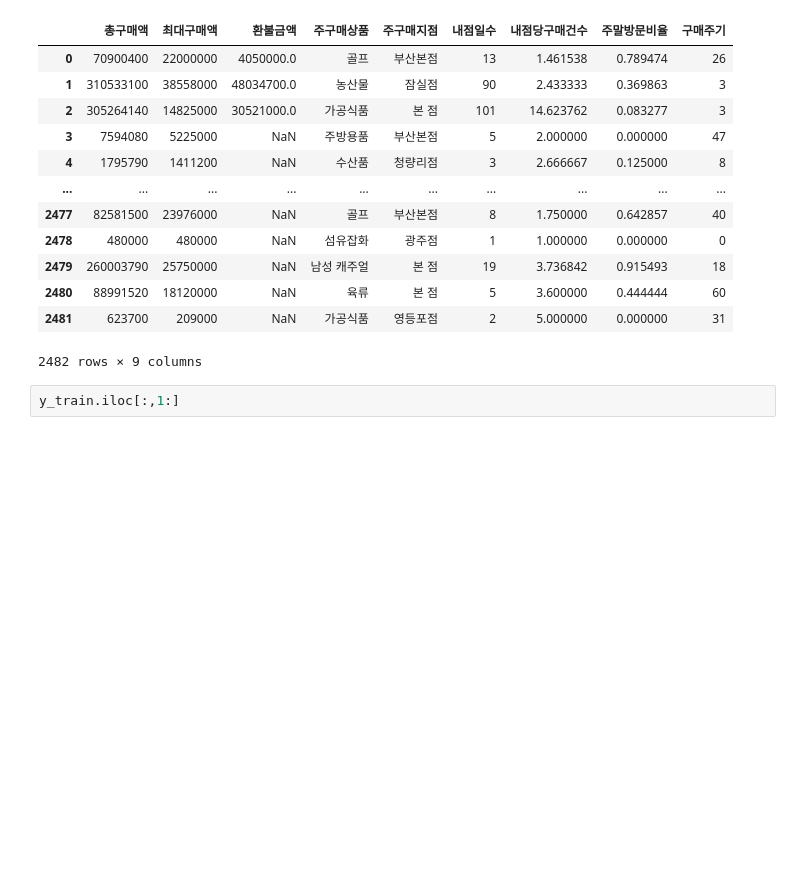
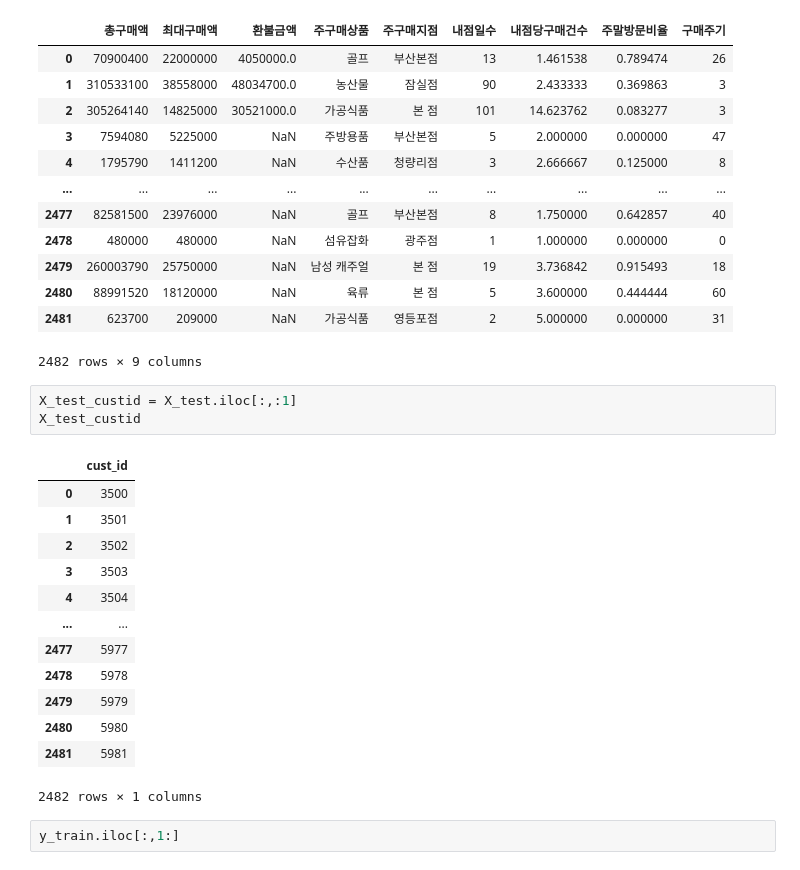
Before and after one commit to junheeyoon/-Study, a Jupyter notebook: 빅데이터분석기사_2유형_연습.ipynb, the cells around one changed output. Drawn from its saved outputs; the diff is of its cells as text; blank space fills up the shorter version.

```diff
--- a/빅데이터분석기사_2유형_연습.ipynb
+++ b/빅데이터분석기사_2유형_연습.ipynb
@@ -75,6 +75,23 @@ X_test.iloc[:,1:]
 | 2480 | 88991520 | 18120000 | NaN | 육류 | 본 점 | 5 | 3.600000 | 0.444444 | 60 |
 | 2481 | 623700 | 209000 | NaN | 가공식품 | 영등포점 | 2 | 5.000000 | 0.000000 | 31 |
 2482 rows × 9 columns
+# %%
+X_test_custid = X_test.iloc[:,:1]
+X_test_custid
+# %% [output]
+|  | cust_id |
+| 0 | 3500 |
+| 1 | 3501 |
+| 2 | 3502 |
+| 3 | 3503 |
+| 4 | 3504 |
+| ... | ... |
+| 2477 | 5977 |
+| 2478 | 5978 |
+| 2479 | 5979 |
+| 2480 | 5980 |
+| 2481 | 5981 |
+2482 rows × 1 columns
 # %%
 y_train.iloc[:,1:]
 # %% [output]
```
Also changed, not shown: parts of 6 cells of this notebook.
